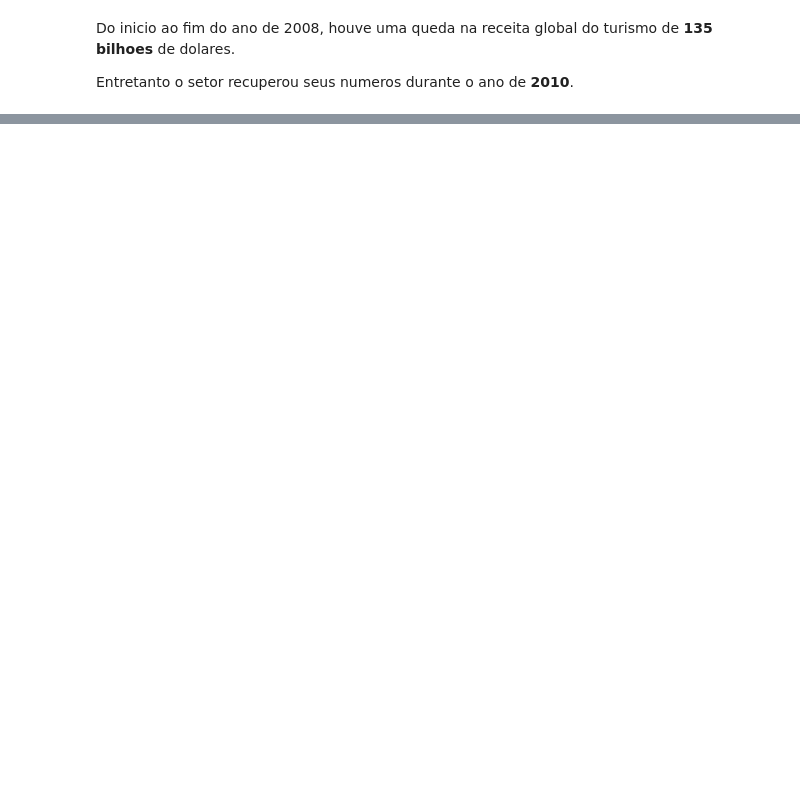
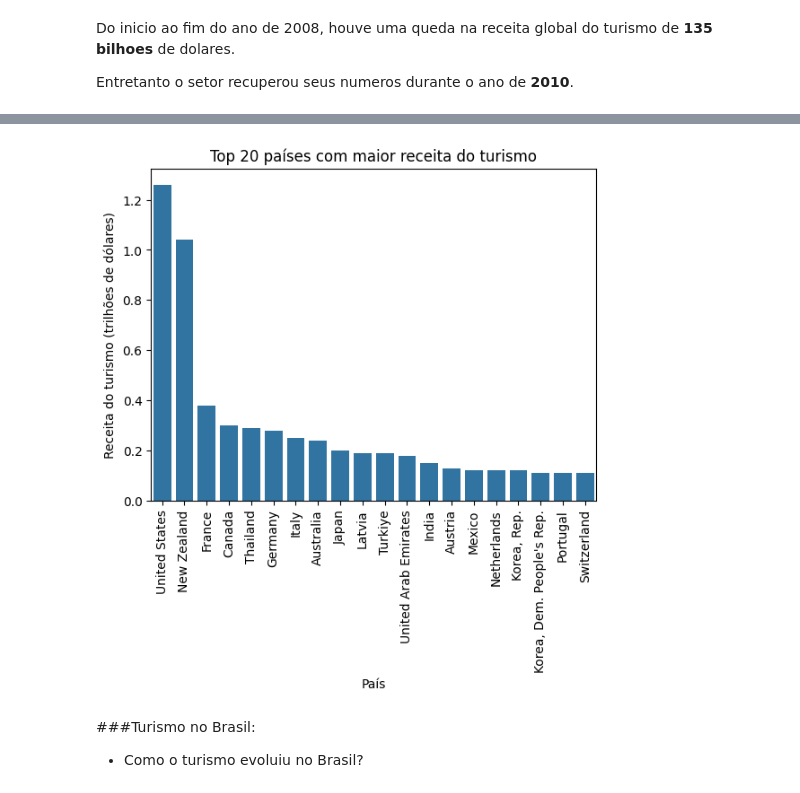
Before and after one commit to Gabs72P/Analise-da-economia-do-turismo-mundial, a Jupyter notebook: Projeto_Turismo.ipynb, the cells around one changed output, grey strips where cells are left out. Saved outputs shown, nothing was run; the diff lists cells and outputs as text; code cells hidden in the pictures; blank space fills up the shorter version.

```diff
--- a/Projeto_Turismo.ipynb
+++ b/Projeto_Turismo.ipynb
@@ -592,0 +624,23 @@ Entretanto o setor recuperou seus numeros durante o ano de **2010**.
+# %%
+# de 2015 a 2020
+
+top_paises = tourism_table[['country', 'year', 'tourism_receipts_billions']]
+top_paises = top_paises.query('year >= 2015 and year <= 2020')
+top_paises = top_paises[['country', 'tourism_receipts_billions']].groupby('country').sum().sort_values('tourism_receipts_billions', ascending=False).head(20)
+top_paises
+
+top_paises['tourism_receipts_billions'] = (top_paises['tourism_receipts_billions'] / 1000).round(2)
+top_paises.rename(columns={'tourism_receipts_billions': 'tourism_receipts_trillions'}, inplace=True)
+
+fig = sns.barplot(top_paises, x='country', y='tourism_receipts_trillions')
+
+plt.title('Top 20 países com maior receita do turismo')
+plt.xticks(rotation=90)
+plt.xlabel('País')
+plt.ylabel('Receita do turismo (trilhões de dólares)')
+plt.show()
+# %% [output]
+[figure, added]
+# %% [markdown]
+###Turismo no Brasil:
+*   Como o turismo evoluiu no Brasil?
```
Also changed, not shown: parts of 34 cells of this notebook.
